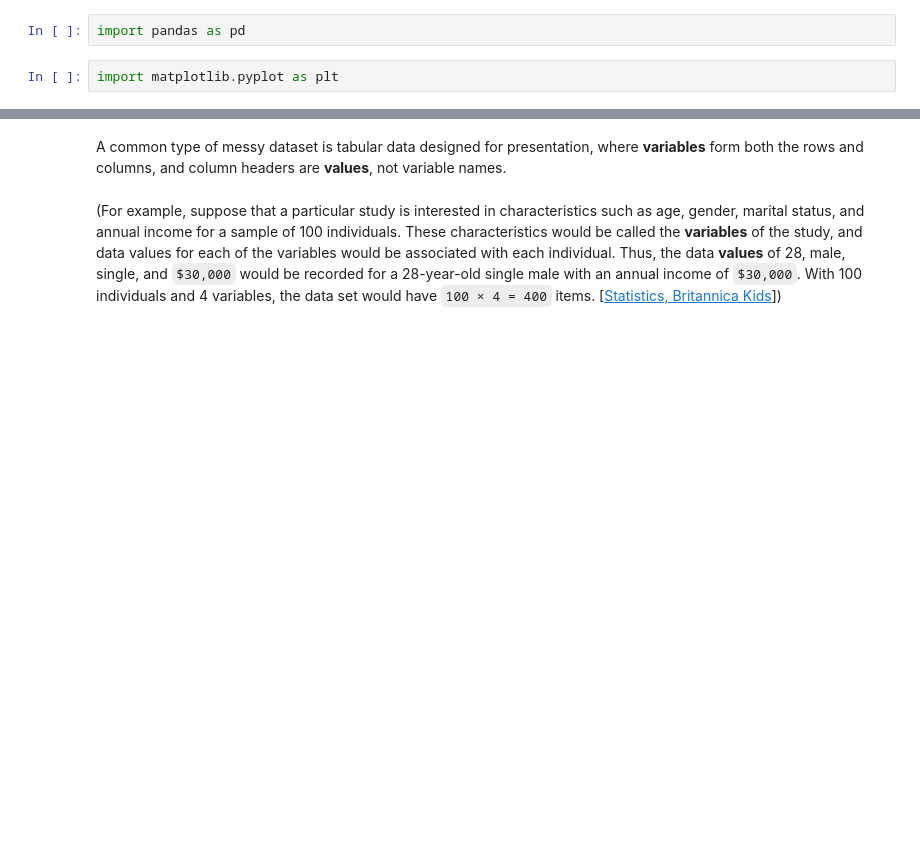
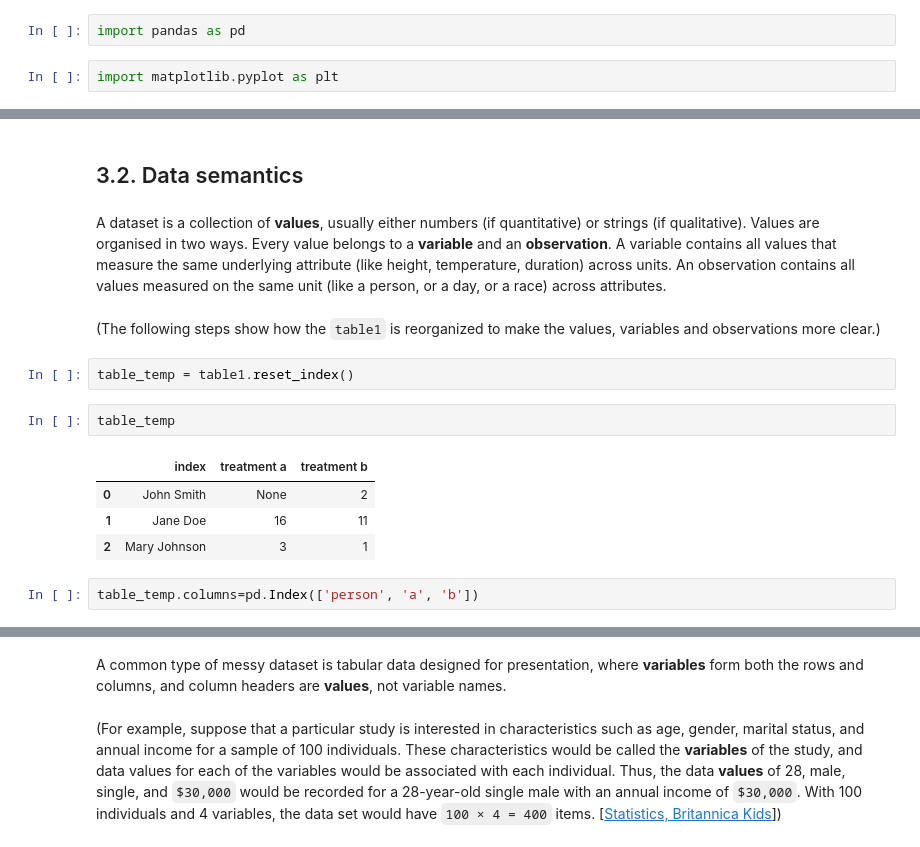
Before and after one commit to toshiro-en-miyamoto/dsci, a Jupyter notebook: basics/tidying-data.ipynb, the cells around one changed output, grey strips where cells are left out. Saved outputs shown, nothing was run; the diff lists cells and outputs as text; blank space fills up the shorter version.

```diff
--- a/basics/tidying1.ipynb
+++ b/basics/tidying-data.ipynb
@@ -8,0 +44,17 @@ import matplotlib.pyplot as plt
+# %% [markdown]
+## 3.2. Data semantics
+# %% [markdown]
+A dataset is a collection of **values**, usually either numbers (if quantitative) or strings (if qualitative). Values are organised in two ways. Every value belongs to a **variable** and an **observation**. A variable contains all values that measure the same underlying attribute (like height, temperature, duration) across units. An observation contains all values measured on the same unit (like a person, or a day, or a race) across attributes.
+# %% [markdown]
+(The following steps show how the `table1` is reorganized to make the values, variables and observations more clear.)
+# %%
+table_temp = table1.reset_index()
+# %%
+table_temp
+# %% [output]
+|  | index | treatment a | treatment b |
+| 0 | John Smith | None | 2 |
+| 1 | Jane Doe | 16 | 11 |
+| 2 | Mary Johnson | 3 | 1 |
+# %%
+table_temp.columns=pd.Index(['person', 'a', 'b'])
```
Also changed, not shown: parts of 16 cells of this notebook.
